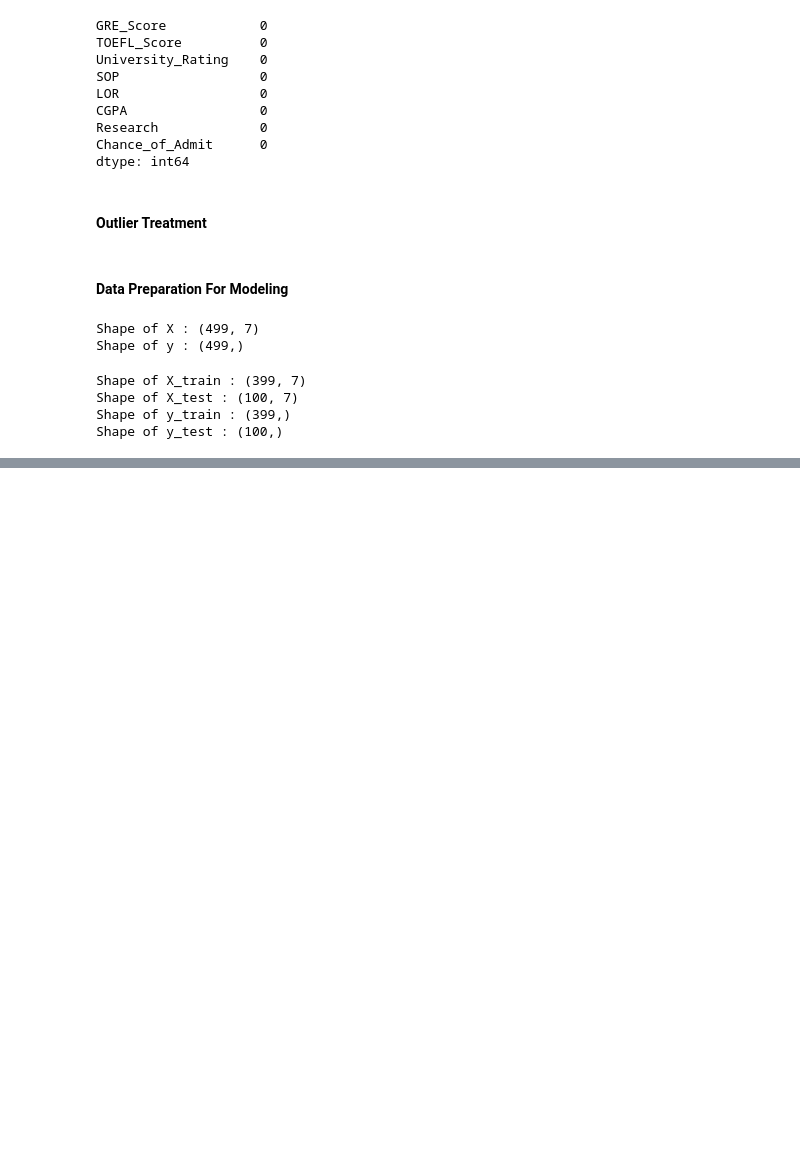
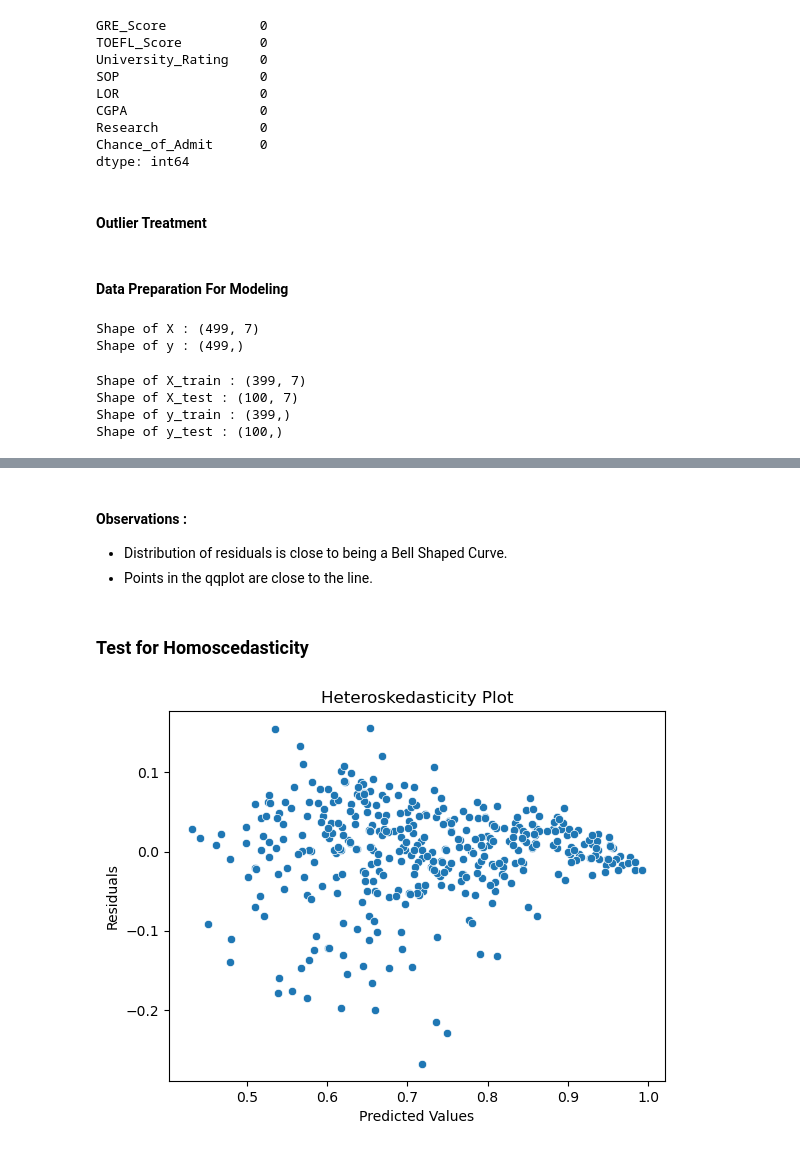
Before and after one commit to chaitanyacherukuri/Jamboree, a Jupyter notebook: Jamboree_Case_Study.ipynb, the cells around one changed output, grey strips where cells are left out. Drawn from its saved outputs; the diff is of its cells as text; code cells hidden in the pictures; blank space fills up the shorter version.

```diff
--- a/Jamboree_Case_Study.ipynb
+++ b/Jamboree_Case_Study.ipynb
@@ -203,0 +538,10 @@ X_test_sc = scaler.transform(X_test)
+# %%
+#Initialize lasso regression with default alpha = 1
+
+lasso_reg = Lasso()
+
+#fit the model
+lasso_reg.fit(X_train_sc, y_train)
+
+#check the R2 sscore of the model
+lasso_reg.score(X_test_sc, y_test)
@@ -203,0 +670,19 @@ X_test_sc = scaler.transform(X_test)
+# %% [markdown]
+#### Observations :
+- Distribution of residuals is close to being a Bell Shaped Curve.
+- Points in the qqplot are close to the line.
+# %% [markdown]
+### Test for Homoscedasticity
+# %%
+#Predictions on training set
+predicted_values = ridge_reg.predict(X_train_sc)
+residuals = y_train - predicted_values
+
+#create a heteroskedasticity plot
+sns.scatterplot(x = predicted_values, y = residuals)
+plt.xlabel('Predicted Values')
+plt.ylabel('Residuals')
+plt.title('Heteroskedasticity Plot')
+plt.show()
+# %% [output]
+[figure, added]
```
Also changed, not shown: parts of 74 cells of this notebook.
